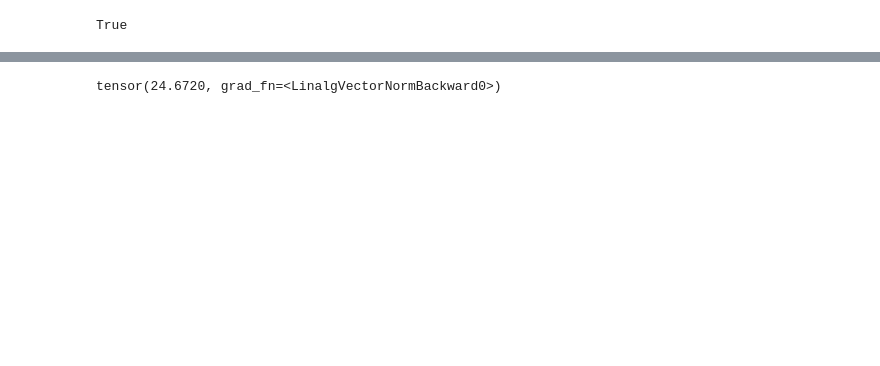
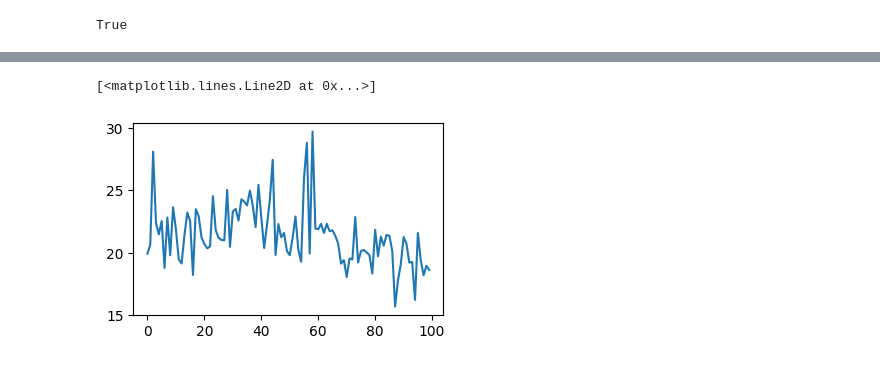
Before and after one commit to rtavenar/dgswp, a Jupyter notebook: gradient_flows.ipynb, the cells around one changed output, grey strips where cells are left out. Drawn from its saved outputs; the diff is of its cells as text; code cells hidden in the pictures; blank space fills up the shorter version.

```diff
--- a/gradient_flows.ipynb
+++ b/gradient_flows.ipynb
@@ -114,7 +127,8 @@ for _ in range(n_iter_outer):
     opt_source.zero_grad()
     sources.append(source.clone().detach().numpy())
     losses_wass.append(wass(source, target).detach().numpy())
-# %%
-torch.norm(source0 - source)
-# %% [output]
-tensor(24.6720, grad_fn=<LinalgVectorNormBackward0>)
+# %%
+plt.plot(mem_loss_inner[1100:1200])
+# %% [output]
+[<matplotlib.lines.Line2D at 0x...>]
+[figure, added]
```
Also changed, not shown: parts of 11 cells of this notebook.
